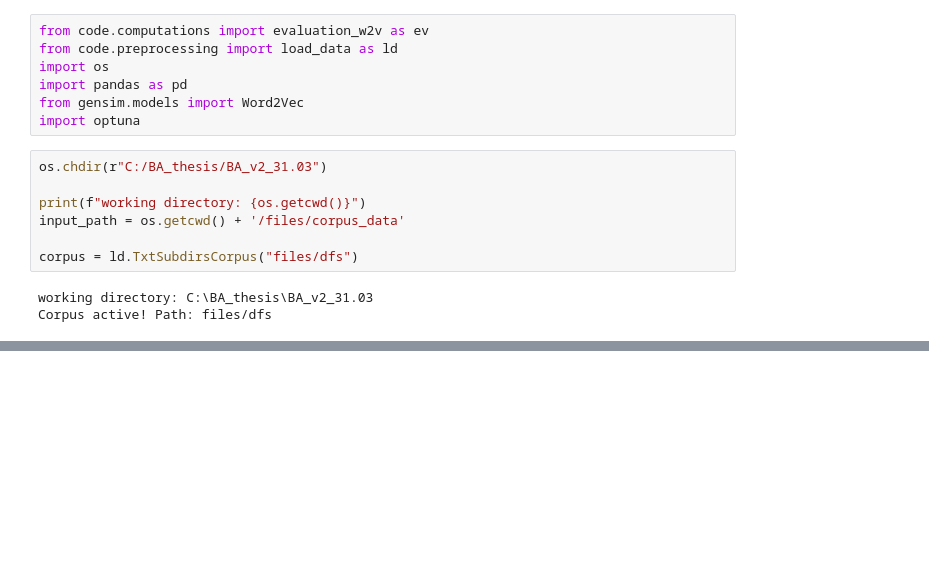
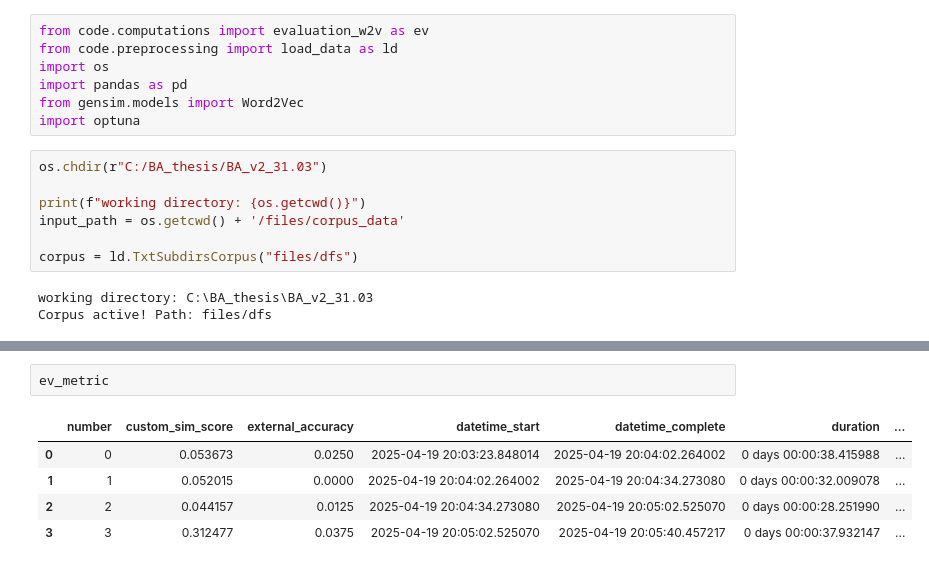
Before and after one commit to aleksKaluski/BA_thesis_2025, a Jupyter notebook: code/jmain.ipynb, the cells around one changed output, grey strips where cells are left out. Cells and saved outputs as stored; diff of their text form; blank space fills up the shorter version.

```diff
--- a/code/jmain.ipynb
+++ b/code/jmain.ipynb
@@ -125 +171,9 @@ df.head()
+# %%
+ev_metric
+# %% [output]
+|  | number | custom_sim_score | external_accuracy | datetime_start | datetime_complete | duration | ... |
+| 0 | 0 | 0.053673 | 0.0250 | 2025-04-19 20:03:23.848014 | 2025-04-19 20:04:02.264002 | 0 days 00:00:38.415988 | ... |
+| 1 | 1 | 0.052015 | 0.0000 | 2025-04-19 20:04:02.264002 | 2025-04-19 20:04:34.273080 | 0 days 00:00:32.009078 | ... |
+| 2 | 2 | 0.044157 | 0.0125 | 2025-04-19 20:04:34.273080 | 2025-04-19 20:05:02.525070 | 0 days 00:00:28.251990 | ... |
+| 3 | 3 | 0.312477 | 0.0375 | 2025-04-19 20:05:02.525070 | 2025-04-19 20:05:40.457217 | 0 days 00:00:37.932147 | ... |
 # %%
```
Also changed, not shown: parts of 8 cells of this notebook, 5 other files.
